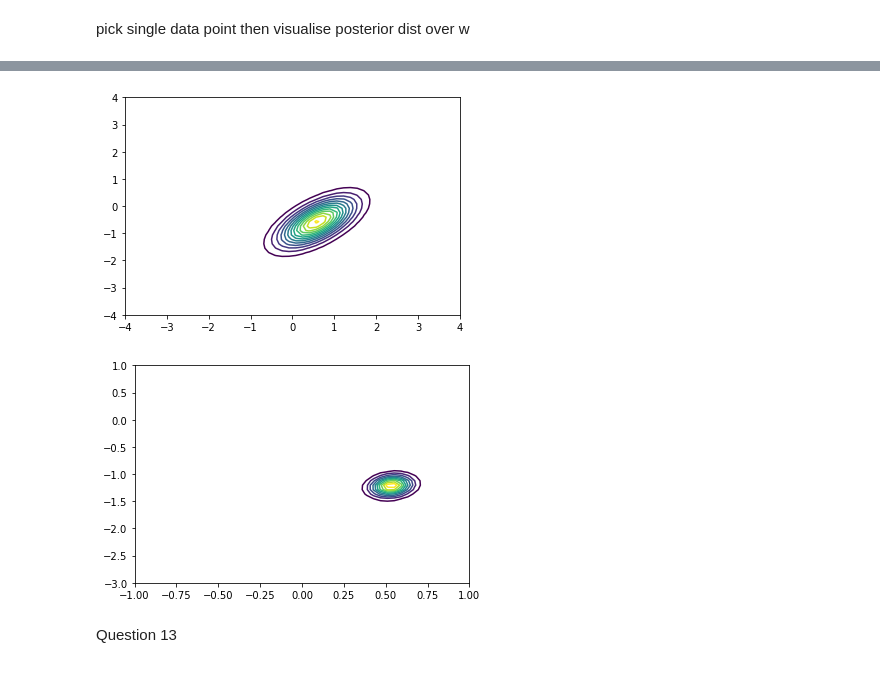
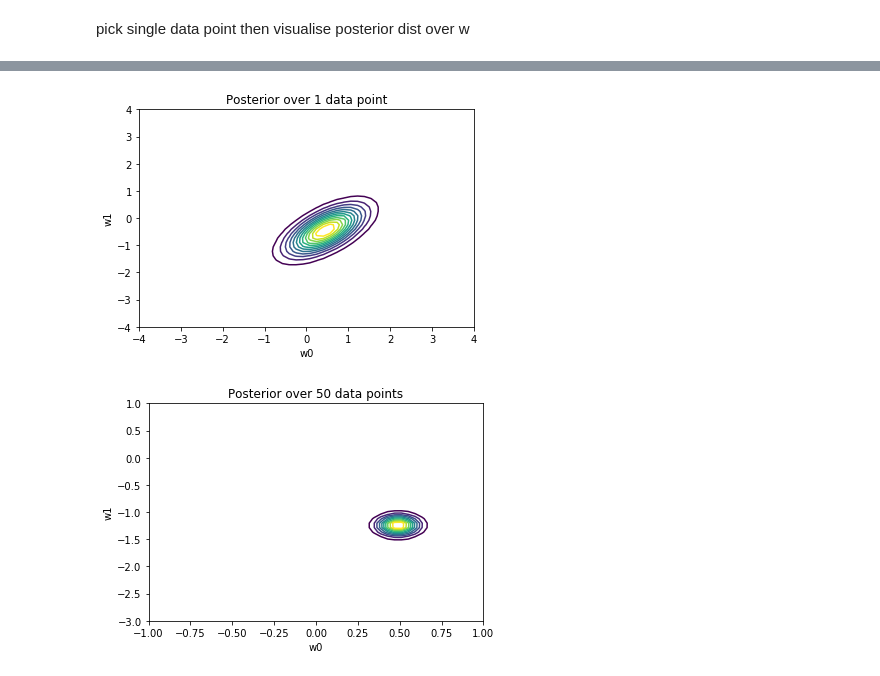
Before and after one commit to JamesDanielOReilly/Machine-Learning-Models, a Jupyter notebook: MLModels.ipynb, the cells around one changed output, grey strips where cells are left out. Saved outputs shown, nothing was run; the diff lists cells and outputs as text; code cells hidden in the pictures.

```diff
--- a/MLModels.ipynb
+++ b/MLModels.ipynb
@@ -193,44 +169,50 @@ plt.show()
 # %%
 # create multivariate distribution
 pdf = multivariate_normal(m_1.reshape(2,), s_1)
+
 # generate points along axis
 x1 = np.linspace(-4,4,N)
 y1 = np.linspace(-4,4,N)
+
 # get all combinations of the points
 x1p,x2p = np.meshgrid(x1,y1)
 pos = np.vstack((x1p.flatten(),x2p.flatten()))
 pos = pos.T
+
 # evaluate pdf at points
 Z = pdf.pdf(pos)
 Z = Z.reshape(N,N)
+
 # plot contours
-#plt.ylabel('w1')
-#plt.xlabel('w0')
-#plt.title('Posterior over 1 data point')
+plt.ylabel('w1')
+plt.xlabel('w0')
+plt.title('Posterior over 1 data point')
 pdf_c = plt.contour(x1p,x2p,Z,15)
 plt.show()
 # %% [output]
-[figure, old version]
+[figure, new version]
 # %%
 # create multivariate distribution
 pdf = multivariate_normal(m_50.reshape(2,), s_50)
+
 # generate points along axis
 x1 = np.linspace(-1,1,N)
 y1 = np.linspace(-3,1,N)
+
 # get all combinations of the points
 x1p,x2p = np.meshgrid(x1,y1)
 pos = np.vstack((x1p.flatten(),x2p.flatten()))
 pos = pos.T
+
 # evaluate pdf at points
 Z = pdf.pdf(pos)
 Z = Z.reshape(N,N)
+
 # plot contours
-#plt.ylabel('w1')
-#plt.xlabel('w0')
-#plt.title('Posterior over 50 data points')
+plt.ylabel('w1')
+plt.xlabel('w0')
+plt.title('Posterior over 50 data points')
 pdf_c = plt.contour(x1p,x2p,Z,15)
 plt.show()
 # %% [output]
-[figure, old version]
+[figure, new version]
-# %% [markdown]
-Question 13
```
Also changed, not shown: parts of 13 cells of this notebook.
